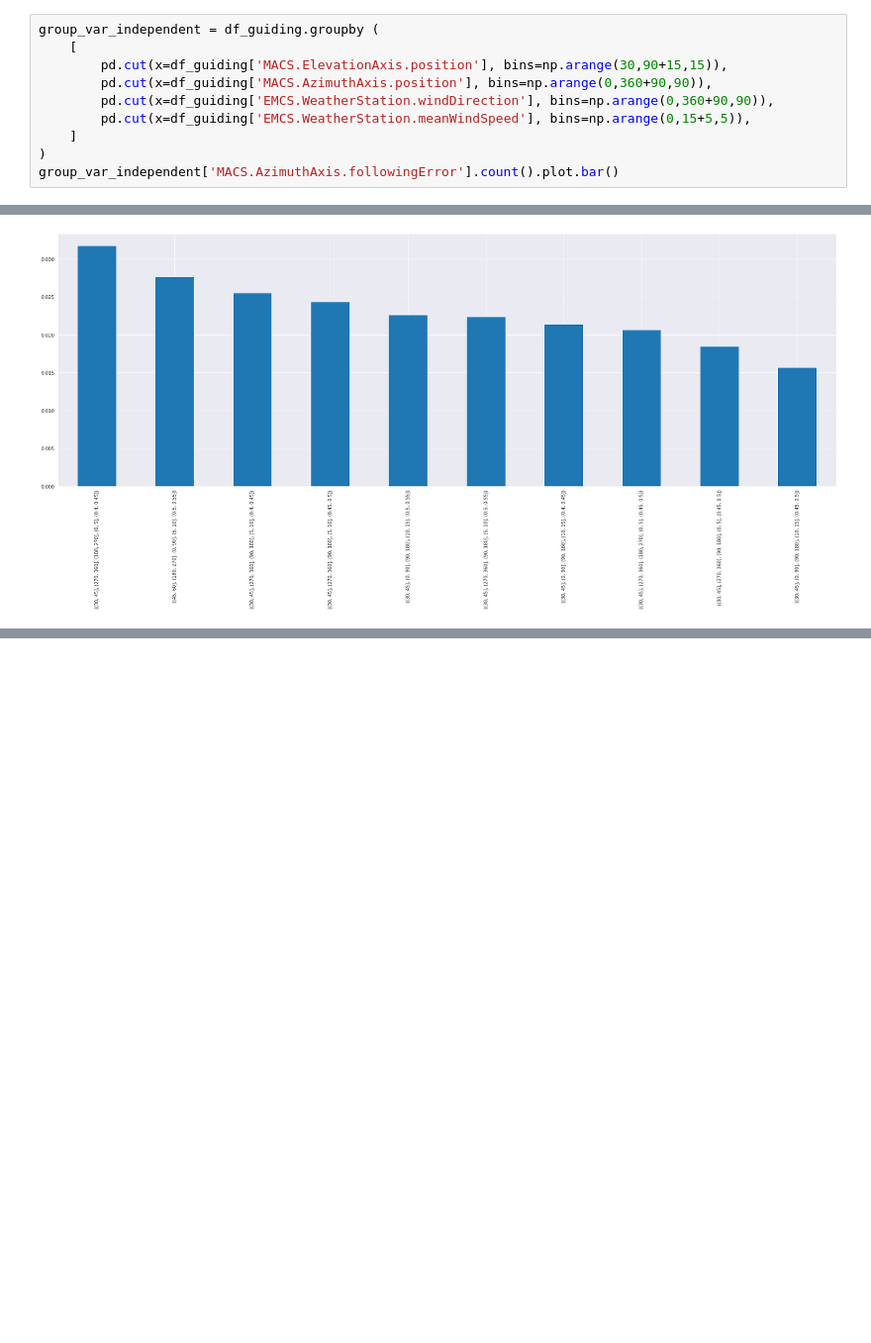
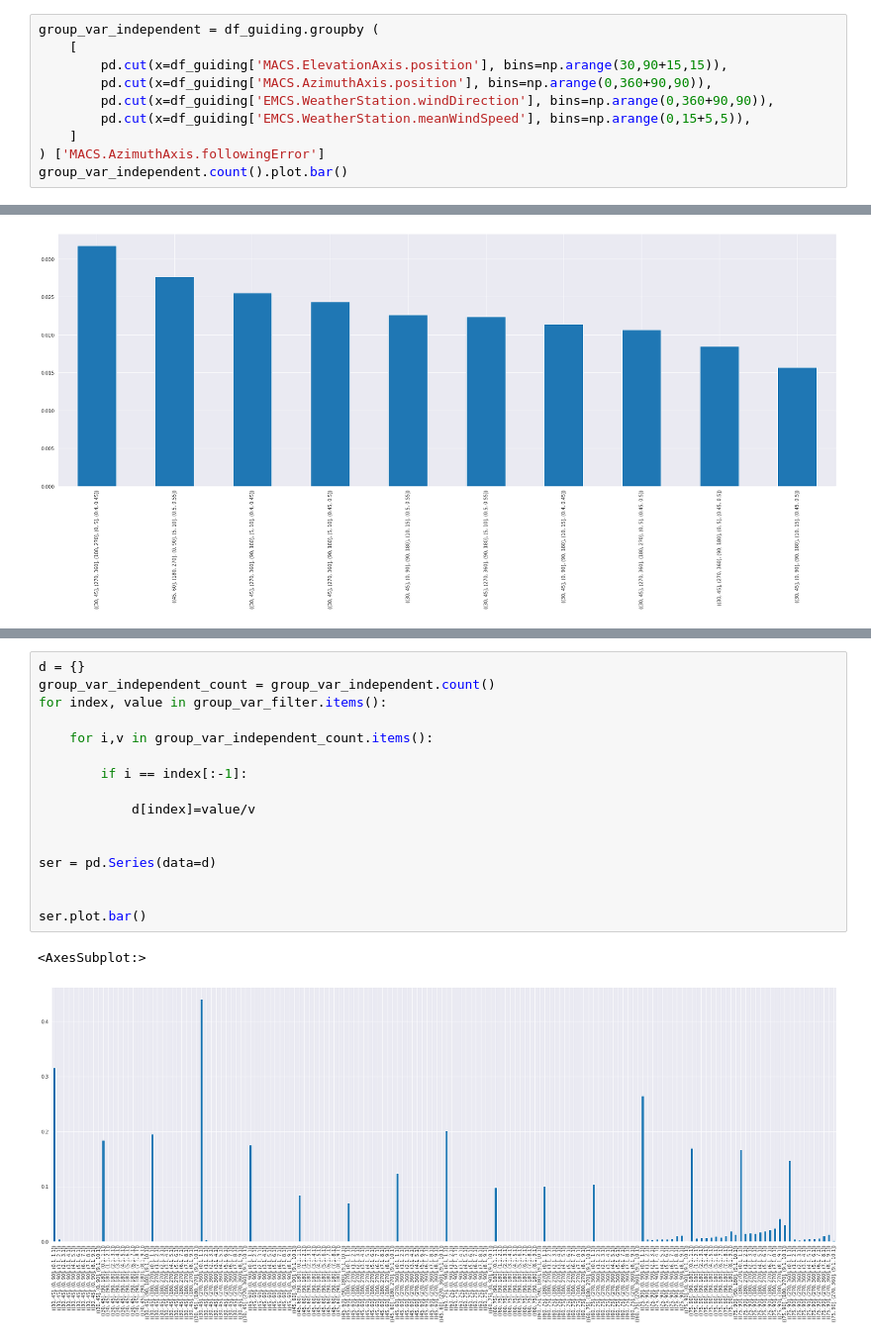
Before and after one commit to mahulo2009/DataScientistND_DataScienceBlogPost, a Jupyter notebook: Following_Error_March_2021.ipynb, the cells around one changed output, grey strips where cells are left out. Shown at 99% size. Saved outputs shown, nothing was run; the diff lists cells and outputs as text; blank space fills up the shorter version.

```diff
--- a/Following_Error_March_2021.ipynb
+++ b/Following_Error_March_2021.ipynb
@@ -196,8 +196,8 @@ group_var_independent = df_guiding.groupby (
         pd.cut(x=df_guiding['EMCS.WeatherStation.windDirection'], bins=np.arange(0,360+90,90)),
         pd.cut(x=df_guiding['EMCS.WeatherStation.meanWindSpeed'], bins=np.arange(0,15+5,5)),
     ]
-)
-group_var_independent['MACS.AzimuthAxis.followingError'].count().plot.bar()
+) ['MACS.AzimuthAxis.followingError']
+group_var_independent.count().plot.bar()
 # %% [output]
 <AxesSubplot:xlabel='MACS.ElevationAxis.position,MACS.AzimuthAxis.position,EMCS.WeatherStation.windDirection,EMCS.WeatherStation.meanWindSpeed'>
 [figure]
@@ -370,0 +399,19 @@ ser.plot.bar()
+# %%
+d = {}
+group_var_independent_count = group_var_independent.count()
+for index, value in group_var_filter.items():
+
+    for i,v in group_var_independent_count.items():
+
+        if i == index[:-1]:
+
+            d[index]=value/v
+
+
+ser = pd.Series(data=d)
+
+
+ser.plot.bar()
+# %% [output]
+<AxesSubplot:>
+[figure, added]
```
Also changed, not shown: parts of 6 cells of this notebook.
